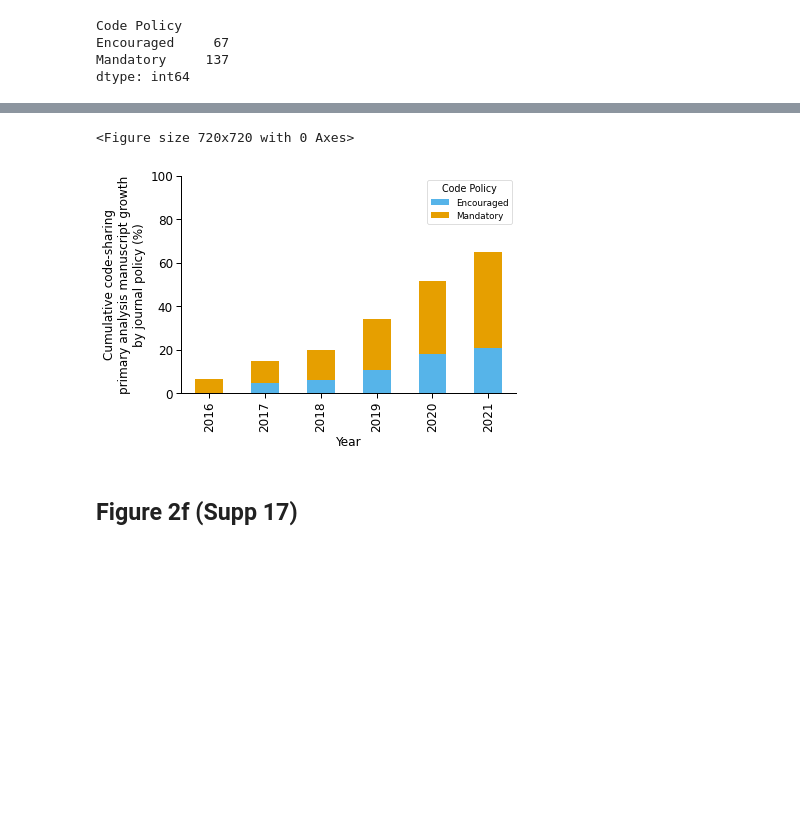
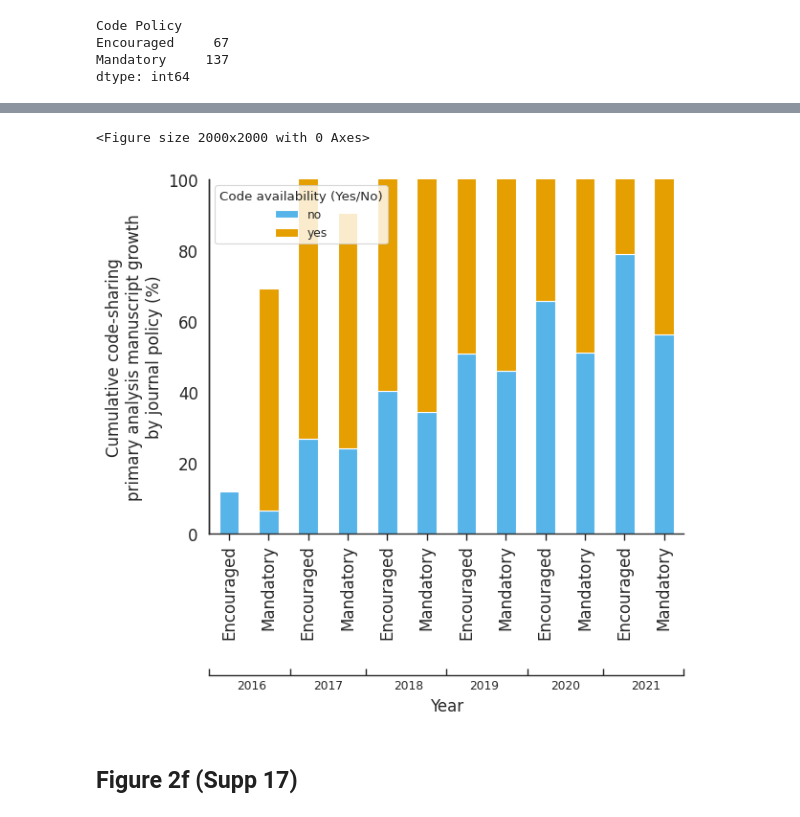
Before and after one commit to Mangul-Lab-USC/code-availability, a Jupyter notebook: notebooks/Figures.ipynb, the cells around one changed output, grey strips where cells are left out. Drawn from its saved outputs; the diff is of its cells as text; code cells hidden in the pictures; blank space fills up the shorter version.

```diff
--- a/notebooks/Figures.ipynb
+++ b/notebooks/Figures.ipynb
@@ -1106,7 +1120,7 @@ dtype: int64
 df_temp=pd.DataFrame({'Counts': df_modified.groupby(['Code availability (Yes/No)','PMC_Year','Secondary analysis','Code Policy']).size()}).reset_index()
 
 #filter df_temp to only have rows where data and code are available, only data shared, and only code shared
-df_temp=df_temp[~((df_temp['Code availability (Yes/No)']=='no'))]
+#df_temp=df_temp[~((df_temp['Code availability (Yes/No)']=='yes'))]
 #filter df_temp to only have primary studies
 df_temp=df_temp[~(df_temp['Secondary analysis']=='yes')]
 
@@ -1165,5 +1184,5 @@ See the caveats in the documentation: https://pandas.pydata.org/pandas-docs/stab
 # %%
-df_temp=df_temp.pivot(index='PMC_Year',columns='Code Policy',values='Cumulative Percent Increase')
+df_temp=df_temp.pivot(index=['PMC_Year','Code Policy'],columns='Code availability (Yes/No)',values='Cumulative Percent Increase')
 df_temp=df_temp.fillna(0)
 df_temp
 # %% [output]
@@ -1178,26 +1203,45 @@ df_temp
 # %%
-plt.figure(figsize=(10, 10))
+
+plt.figure(figsize=(20, 20))
 plt.rcParams.update({'font.size': 12})
 rcParams['font.family'] = 'sans-serif'
 sns.set_context("paper",font_scale=1)
 colors=['#56B4E9','#E69F00']
+fig1, ax1 = plt.subplots(1)
 #sns.barplot(data=df_temp, x='PMC_Year', y='Cumulative Percent Increase',hue='Code Policy',palette=colors )
-df_temp.plot(kind='bar', stacked=True, color=colors)
+#df_temp.plot(kind='bar',stacked=True,)
+df_temp.plot(kind='bar',stacked=True,ax=ax1,color=colors)
 #, palette=colors)
 #for index, row in df_temp.iterrows():
 #    plt.annotate(f'{row["Cumulative Percent Increase"]:.2f}%', xy=(index, row['Cumulative Percent Increase']),
 #                 xytext=(0, 5), textcoords='offset points', ha='center', va='bottom')
-sns.despine()
-plt.xlabel("Year",fontsize=12)
-plt.ylabel("Cumulative code-sharing\nprimary analysis manuscript growth\nby journal policy (%)",fontsize=12)
-plt.ylim([0, 100])
-plt.tick_params(axis='both', labelsize=12)
+ax1.set_xticklabels(['Encouraged', 'Mandatory', 'Encouraged', 'Mandatory', 'Encouraged', 'Mandatory', 'Encouraged', 'Mandatory', 'Encouraged', 'Mandatory','Encouraged', 'Mandatory'])
+ax1.set_ylabel("Cumulative code-sharing\nprimary analysis manuscript growth\nby journal policy (%)",fontsize=12)
+ax1.set_ylim([0, 100])
+ax1.tick_params(axis='both', labelsize=12)
+ax1.set_xlabel("",fontsize=12)
+
+# Second X-axis
+ax2 = ax1.twiny()
+
+ax2.spines["bottom"].set_position(("axes", -0.40))
+ax2.tick_params('both', length=0, width=0, which='minor')
+ax2.tick_params('both', direction='in', which='major')
+ax2.xaxis.set_ticks_position("bottom")
+ax2.xaxis.set_label_position("bottom")
+
+ax2.set_xticks([0.0,0.17,0.33,0.50,0.67,0.83,1.0])
+ax2.xaxis.set_major_formatter(ticker.NullFormatter())
+ax2.xaxis.set_minor_locator(ticker.FixedLocator([0,0.09,0.25,0.42,0.58,0.75,0.92]))
+ax2.xaxis.set_minor_formatter(ticker.FixedFormatter(['2016','2017','2018','2019','2020','2021']))
+ax2.set_xlabel("Year",fontsize=12)
+
 sns.despine()
 #plt.savefig('../Figures/sup4.png', format='png', dpi=300)
 plt.show()
 # %% [output]
-<Figure size 720x720 with 0 Axes>
+<Figure size 2000x2000 with 0 Axes>
-[figure, old version]
+[figure, new version]
 # %% [markdown]
 ## Figure 2f (Supp 17)
 # %%
```
Also changed, not shown: parts of 20 cells of this notebook, 3 other files.
